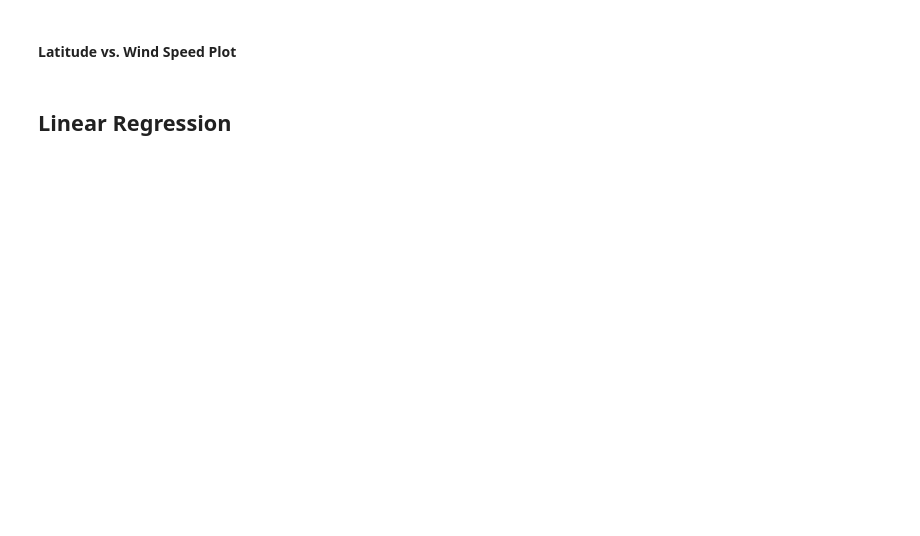
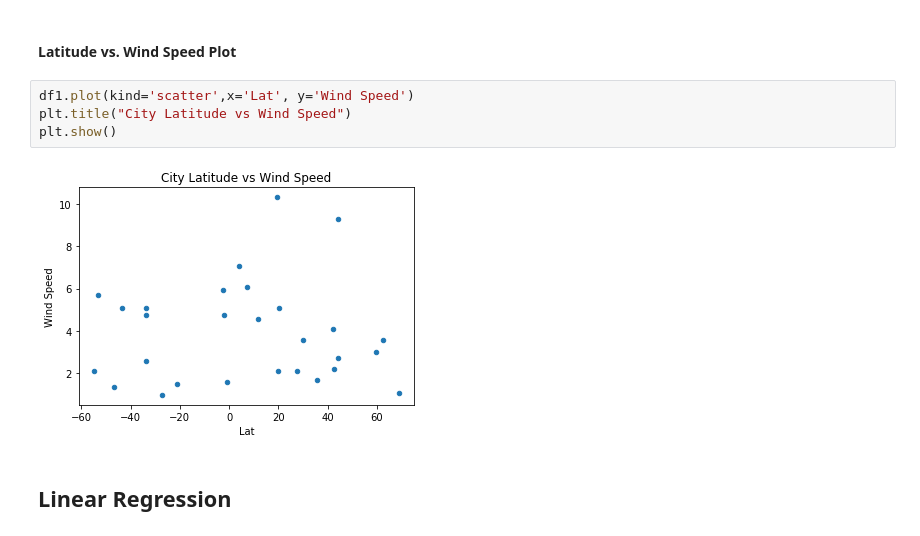
Before and after one commit to BeLacy87/python-API-challenge, a Jupyter notebook: WeatherPY/WeatherPy.ipynb, the cells around one changed output. Drawn from its saved outputs; the diff is of its cells as text; blank space fills up the shorter version.

```diff
--- a/WeatherPY/WeatherPy.ipynb
+++ b/WeatherPY/WeatherPy.ipynb
@@ -172,4 +153,10 @@ df1
 # %% [markdown]
 #### Latitude vs. Wind Speed Plot
+# %%
+df1.plot(kind='scatter',x='Lat', y='Wind Speed')
+plt.title("City Latitude vs Wind Speed")
+plt.show()
+# %% [output]
+[figure, added]
 # %% [markdown]
 ## Linear Regression
```
Also changed, not shown: parts of 8 cells of this notebook.
